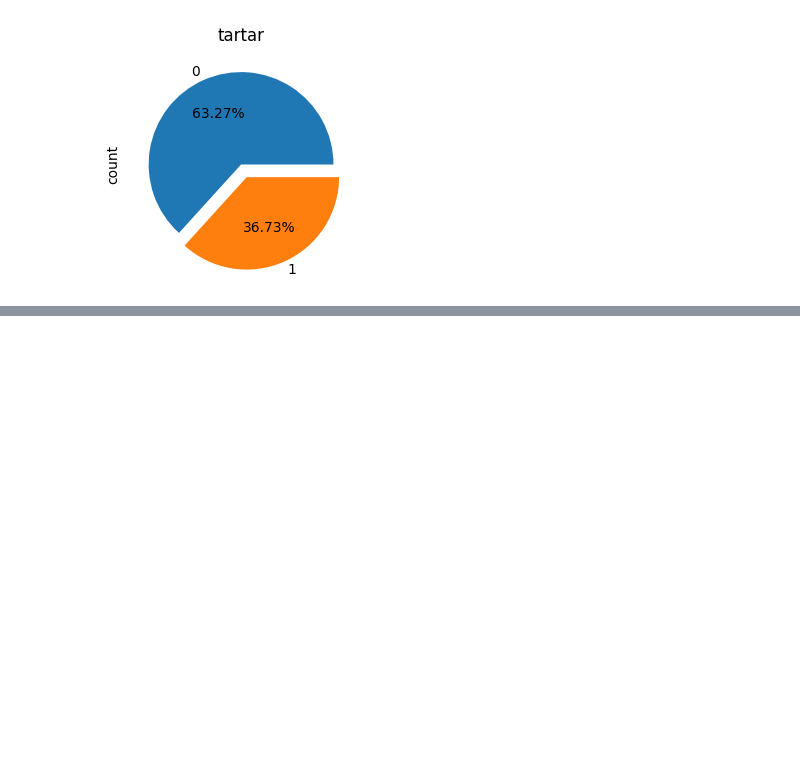
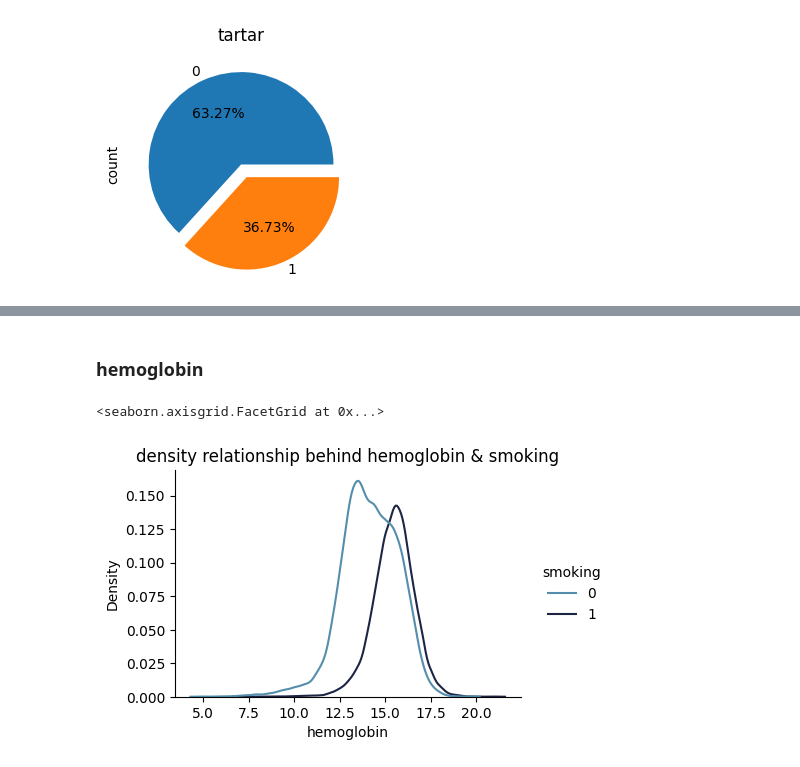
Before and after one commit to Coconut3223/Bio-Signal-Analysis-for-Smoking-Prediction, a Jupyter notebook: analysis.ipynb, the cells around one changed output, grey strips where cells are left out. Drawn from its saved outputs; the diff is of its cells as text; code cells hidden in the pictures; blank space fills up the shorter version.

Commit message:
Update: relationship analysis

```diff
--- a/analysis.ipynb
+++ b/analysis.ipynb
@@ -232,0 +186,11 @@ From
+# %% [markdown]
+### hemoglobin
+# %%
+sns.displot(
+    data=df, x='hemoglobin', hue='smoking',
+    kind='kde', height=3, aspect=1.5,
+    palette="ch:rot=-.25,hue=1,light=.50"
+).set(title='density relationship behind hemoglobin & smoking')
+# %% [output]
+<seaborn.axisgrid.FacetGrid at 0x...>
+[figure, added]
```
Also changed, not shown: parts of 25 cells of this notebook.
